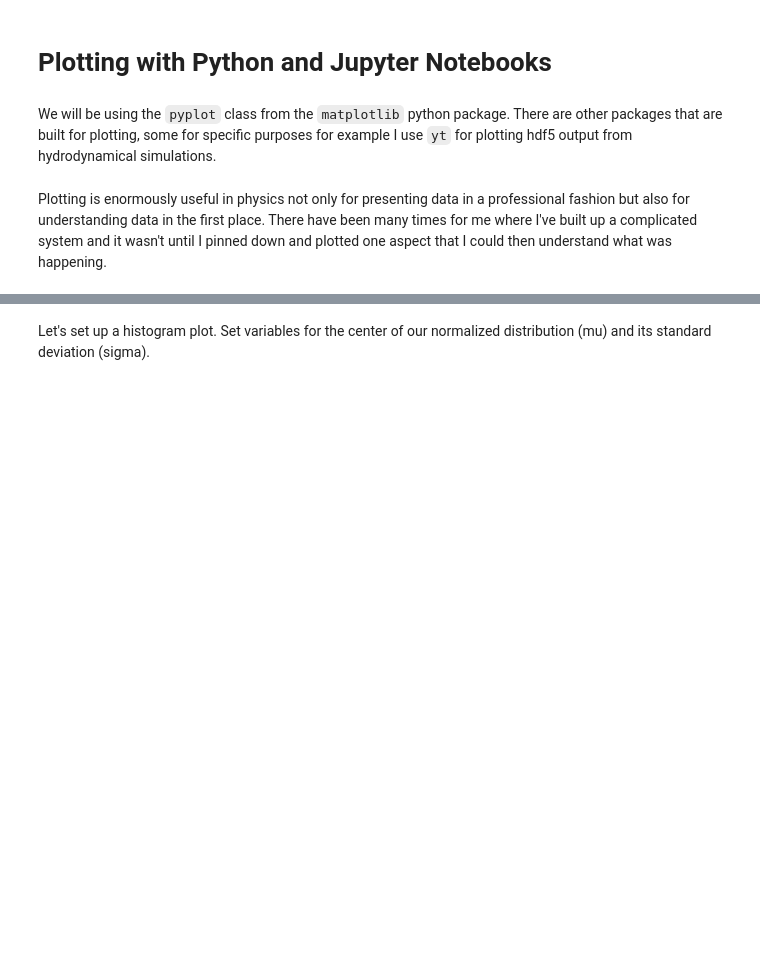
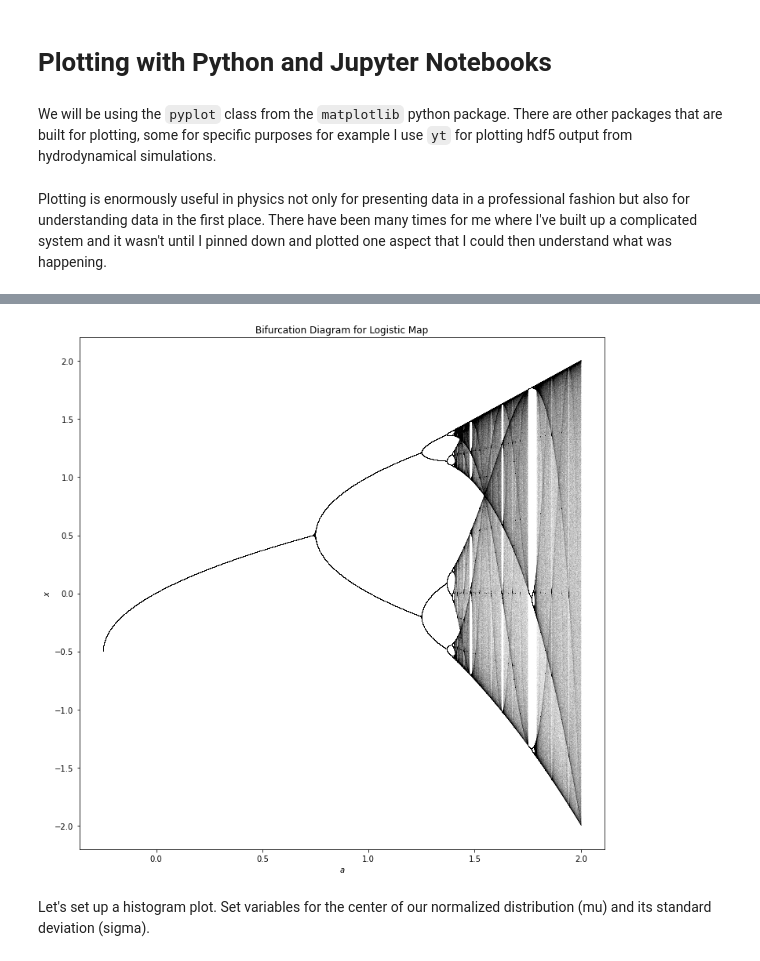
Before and after one commit to seanlabean/DrexelCodingLessons, a Jupyter notebook: Lesson5/Lesson5.ipynb, the cells around one changed output, grey strips where cells are left out. Cells and saved outputs as stored; diff of their text form; code cells hidden in the pictures; blank space fills up the shorter version.

```diff
--- a/Lesson5/Lesson5.ipynb
+++ b/Lesson5/Lesson5.ipynb
@@ -46,31 +52,33 @@ plt.show()
 # %%
 def log_map(x,a):
     return a-x*x
 
 num_a = 10000
 num_discard = 300
 num_keep = 1000
 
 a = np.linspace(-0.25, 2, num_a)
 x = np.ones_like(a)*0.1
 
 #Call figure to be saved onto
-fig= plt.figure()
+fig= plt.figure(figsize=(12,12))
 
 #Number of transients
 for i in range(num_discard):
     x = log_map(x,a)
 
 for i in range(num_keep):
-    plt.plot(a,x,'k,')
+    plt.plot(a,x,'k,',alpha=0.01)
     x = log_map(x,a)
 
 plt.title("Bifurcation Diagram for Logistic Map")
 plt.xlabel('$a$')
 plt.ylabel('$x$')
 
 #fig.savefig('log.eps')
 plt.show()
+# %% [output]
+[figure, added]
 # %% [markdown]
 Let's set up a histogram plot. Set variables for the center of our normalized distribution (mu) and its standard deviation (sigma).
 # %%
```
Also changed, not shown: parts of 4 cells of this notebook, 12 other files.
